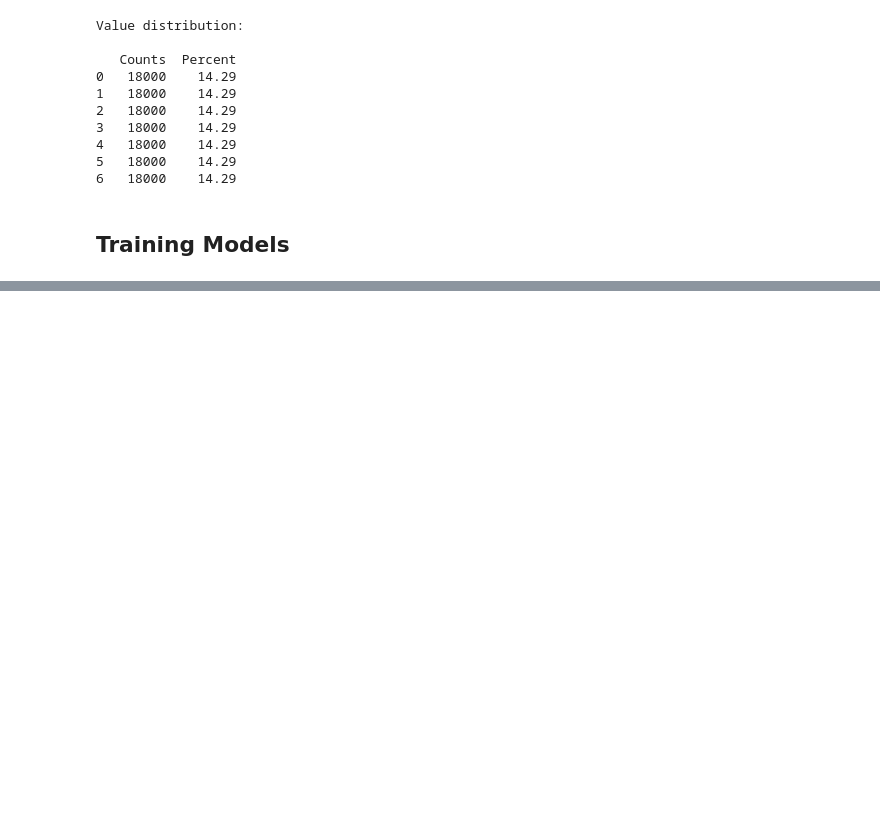
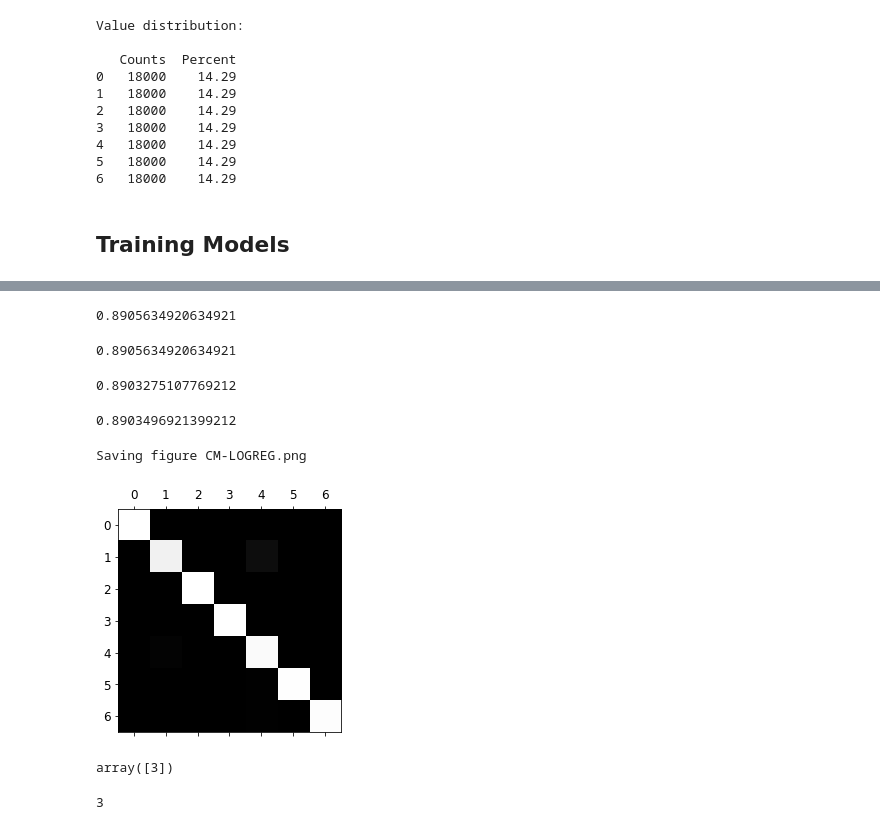
Before and after one commit to anishapant21/ECG-Arrhythmia, a Jupyter notebook: Arrythmia.ipynb, the cells around one changed output, grey strips where cells are left out. Saved outputs shown, nothing was run; the diff lists cells and outputs as text; code cells hidden in the pictures; blank space fills up the shorter version.

```diff
--- a/Arrythmia.ipynb
+++ b/Arrythmia.ipynb
@@ -526,0 +551,3 @@ print(precision)
+# %%
+log=LogisticRegression(verbose=3, random_state=42, solver='lbfgs', max_iter=200)
+log.fit(train_data_scaled, train_label.flatten())
@@ -526,0 +583,42 @@ print(precision)
+# %%
+#Accuracy of Log Reg
+log_acc=accuracy_score(train_label, log.predict(train_data_scaled))
+print(log_acc)
+# %% [output]
+0.8905634920634921
+# %%
+#Recall of Log Reg
+log_recall=recall_score(train_label, log.predict(train_data_scaled), average='macro')
+print(log_recall)
+# %% [output]
+0.8905634920634921
+# %%
+#Precision of Log Reg
+log_precision=precision_score(train_label, log.predict(train_data_scaled), average='macro')
+print(log_precision)
+# %% [output]
+0.8903275107769212
+# %%
+#F1-Score
+log_f1=f1_score(train_label, log.predict(train_data_scaled), average='macro')
+print(log_f1)
+# %% [output]
+0.8903496921399212
+# %%
+#Confusion Matrix
+confusion_matrix(train_label, log.predict(train_data_scaled))
+
+plt.matshow(confusion_matrix(train_label,cls.predict(train_data_scaled),normalize="true"),cmap="gray")
+save_fig("CM-LOGREG.png")
+plt.show()
+# %% [output]
+Saving figure CM-LOGREG.png
+[figure, added]
+# %%
+log.predict([train_data_scaled[556]])
+# %% [output]
+array([3])
+# %%
+print(train_label[556])
+# %% [output]
+3
```
Also changed, not shown: parts of 13 cells of this notebook, 2 other files.
